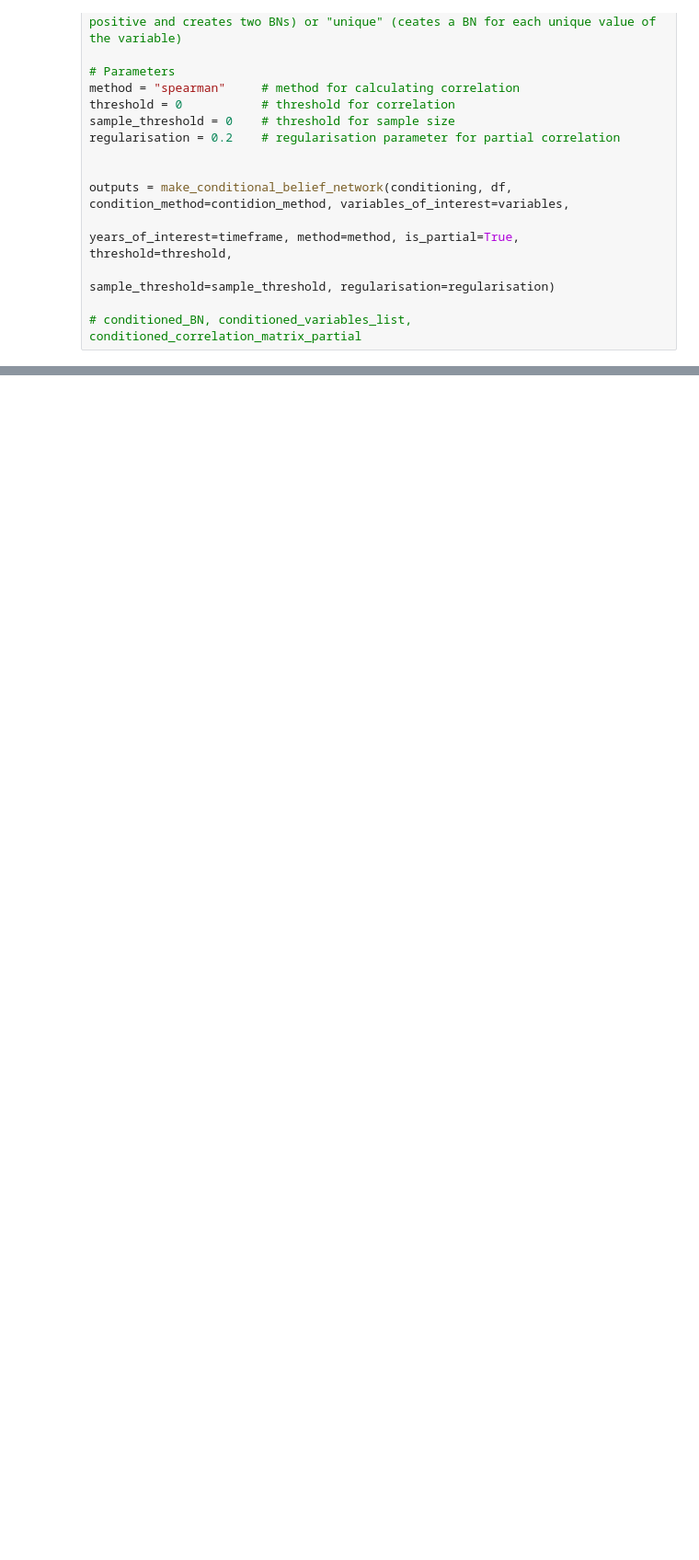
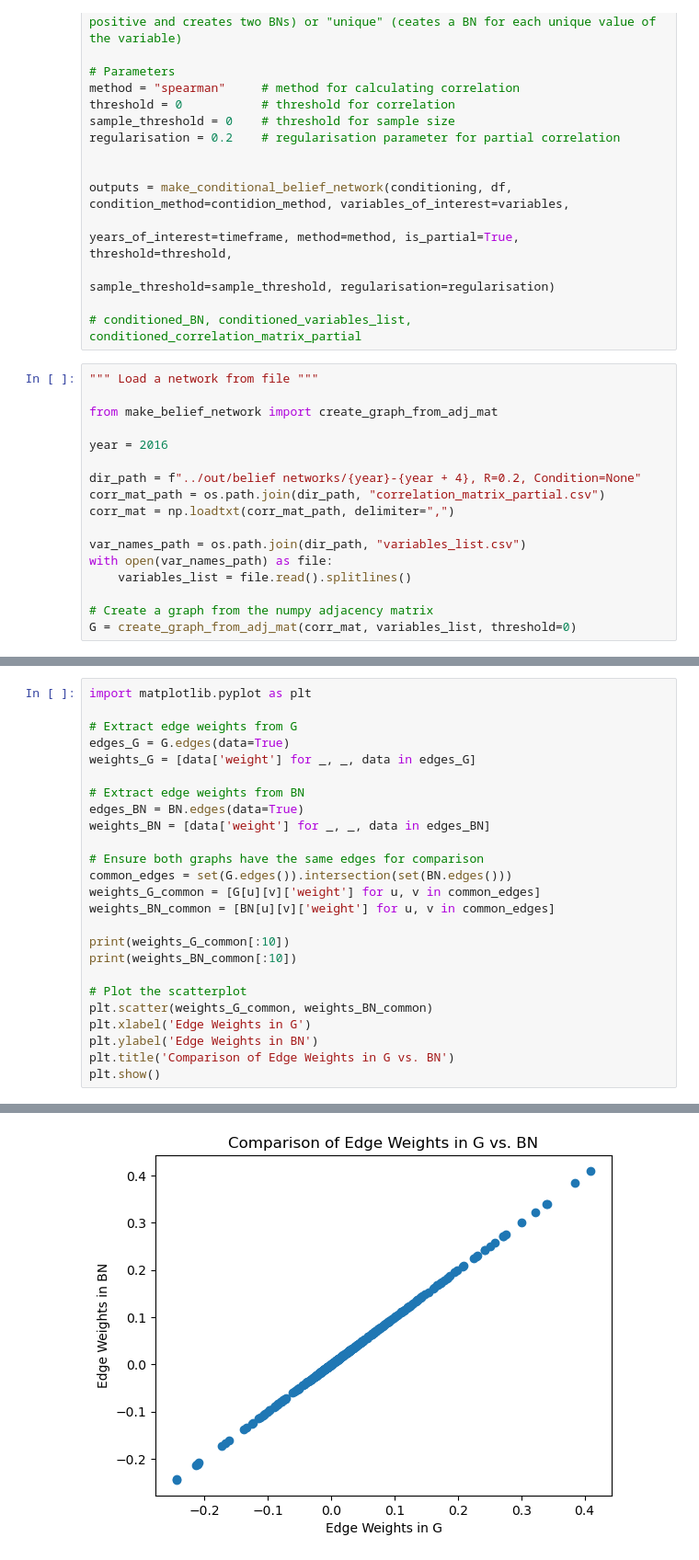
Before and after one commit to victorvikram/BeliefNetworkEvo, a Jupyter notebook: nbk/Creating belief networks.ipynb, the cells around one changed output, grey strips where cells are left out. Shown at 92% size. Cells and saved outputs as stored; diff of their text form; blank space fills up the shorter version.

```diff
--- a/nbk/Creating belief networks.ipynb
+++ b/nbk/Creating belief networks.ipynb
@@ -112,3 +118,20 @@ outputs = make_conditional_belief_network(conditioning, df, condition_method=con
                                                                                  sample_threshold=sample_threshold, regularisation=regularisation)
 
 # conditioned_BN, conditioned_variables_list, conditioned_correlation_matrix_partial
+# %%
+""" Load a network from file """
+
+from make_belief_network import create_graph_from_adj_mat
+
+year = 2016
+
+dir_path = f"../out/belief networks/{year}-{year + 4}, R=0.2, Condition=None"
+corr_mat_path = os.path.join(dir_path, "correlation_matrix_partial.csv")
+corr_mat = np.loadtxt(corr_mat_path, delimiter=",")
+
+var_names_path = os.path.join(dir_path, "variables_list.csv")
+with open(var_names_path) as file:
+    variables_list = file.read().splitlines()
+
+# Create a graph from the numpy adjacency matrix
+G = create_graph_from_adj_mat(corr_mat, variables_list, threshold=0)
@@ -114,0 +149,26 @@ outputs = make_conditional_belief_network(conditioning, df, condition_method=con
+# %%
+import matplotlib.pyplot as plt
+
+# Extract edge weights from G
+edges_G = G.edges(data=True)
+weights_G = [data['weight'] for _, _, data in edges_G]
+
+# Extract edge weights from BN
+edges_BN = BN.edges(data=True)
+weights_BN = [data['weight'] for _, _, data in edges_BN]
+
+# Ensure both graphs have the same edges for comparison
+common_edges = set(G.edges()).intersection(set(BN.edges()))
+weights_G_common = [G[u][v]['weight'] for u, v in common_edges]
+weights_BN_common = [BN[u][v]['weight'] for u, v in common_edges]
+
+print(weights_G_common[:10])
+print(weights_BN_common[:10])
+
+# Plot the scatterplot
+plt.scatter(weights_G_common, weights_BN_common)
+plt.xlabel('Edge Weights in G')
+plt.ylabel('Edge Weights in BN')
+plt.title('Comparison of Edge Weights in G vs. BN')
+plt.show()
+# %% [output]
@@ -114,0 +177 @@ outputs = make_conditional_belief_network(conditioning, df, condition_method=con
+[figure, added]
```
Also changed, not shown: parts of 5 cells of this notebook, 5 other files.
